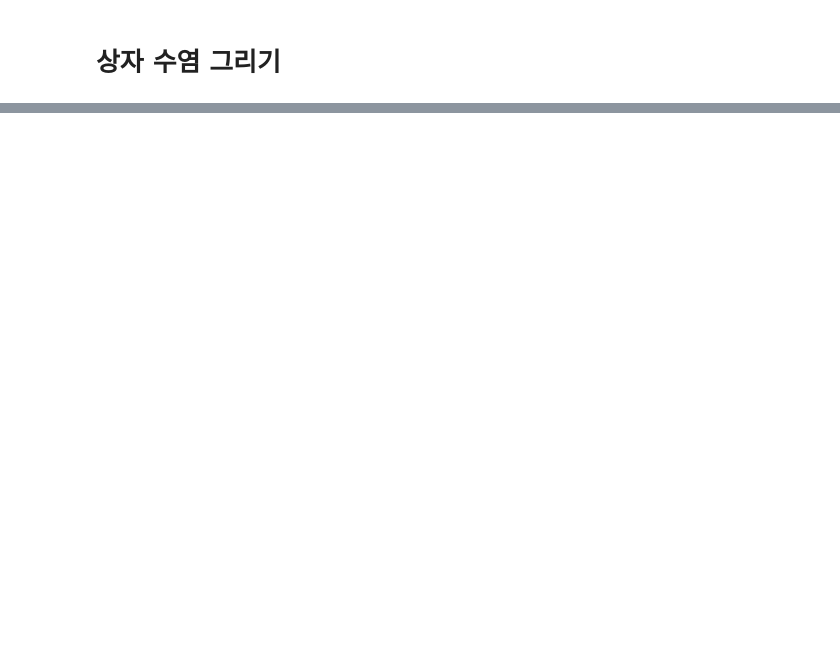
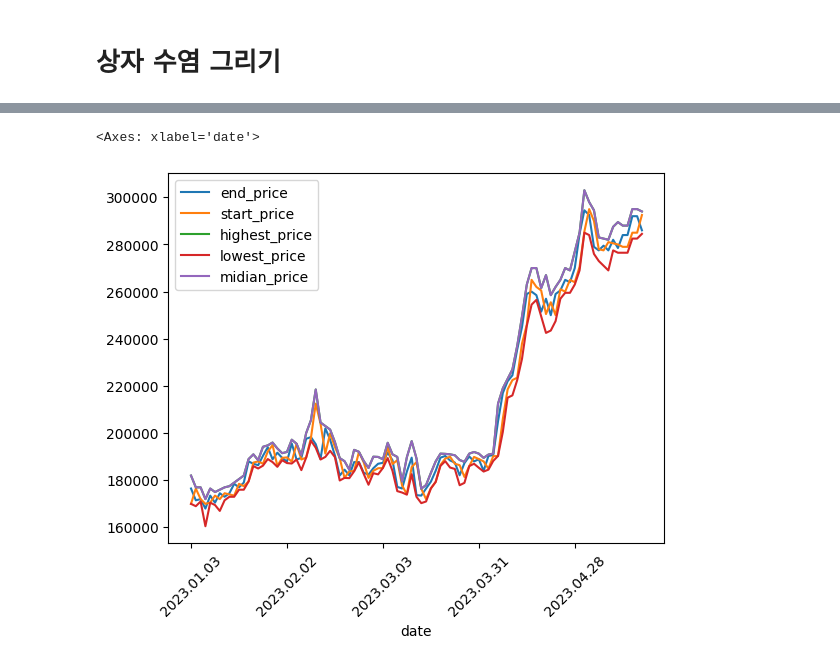
Before and after one commit to sojoyfulyouth/Pandas_DataAnalysis, a Jupyter notebook: Stock_Project/Stock_Project.ipynb, the cells around one changed output, grey strips where cells are left out. Drawn from its saved outputs; the diff is of its cells as text; code cells hidden in the pictures; blank space fills up the shorter version.

```diff
--- a/Stock_Project/Stock_Project.ipynb
+++ b/Stock_Project/Stock_Project.ipynb
@@ -406,0 +666,6 @@ all_tables.boxplot(column=['midian_price'], by=['month'])
+# %%
+# 앞 15일 만 표시
+tables_hibe[:-15].plot.line(rot=45)
+# %% [output]
+<Axes: xlabel='date'>
+[figure, added]
```
Also changed, not shown: parts of 58 cells of this notebook, 2 other files.
